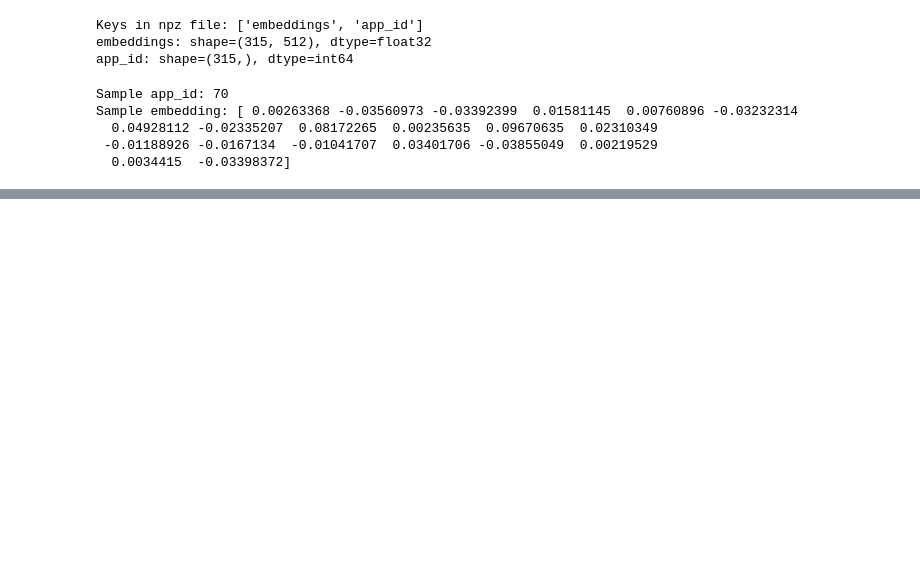
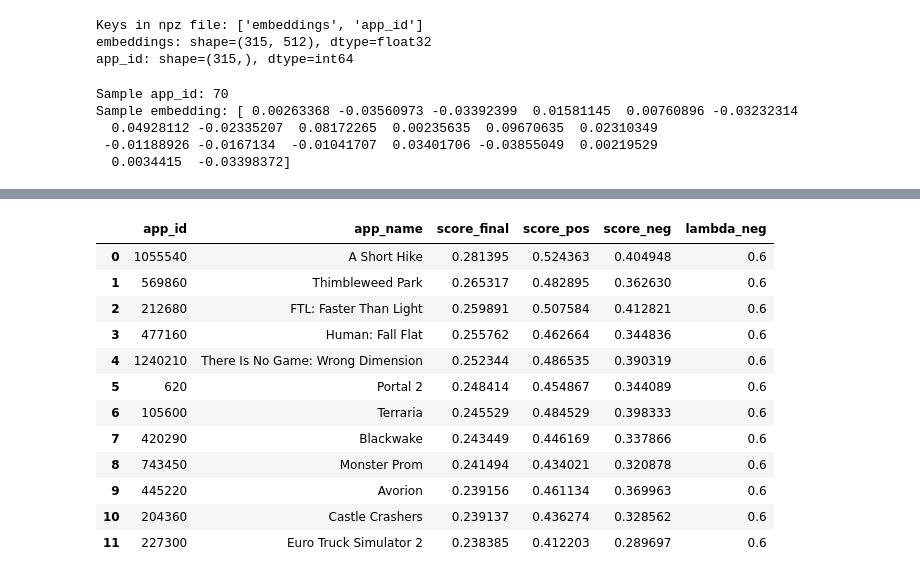
Before and after one commit to rreuther8/steam-review-ml, a Jupyter notebook: notebooks/models/query_embeddings/recs_003_query_retrieve.ipynb, the cells around one changed output, grey strips where cells are left out. Saved outputs shown, nothing was run; the diff lists cells and outputs as text; code cells hidden in the pictures; blank space fills up the shorter version.

```diff
--- a/notebooks/models/query_embeddings/recs_003_query_retrieve.ipynb
+++ b/notebooks/models/query_embeddings/recs_003_query_retrieve.ipynb
@@ -376,0 +662,20 @@ for q in MY_CIV_6_REVIEW:
+# %%
+# Example: serious tactical sandbox wanted; grind/bloat disliked.
+POS_Q = "Silly, fun, and lighthearted game with a focus on exploration and discovery"
+NEG_Q = "Grindy repetitive gameplay, bloated pacing, too long, filler content"
+
+display(rank_with_negative_penalty(POS_Q, NEG_Q, k=12, lambda_neg=0.6))
+# %% [output]
+|  | app_id | app_name | score_final | score_pos | score_neg | lambda_neg |
+| 0 | 1055540 | A Short Hike | 0.281395 | 0.524363 | 0.404948 | 0.6 |
+| 1 | 569860 | Thimbleweed Park | 0.265317 | 0.482895 | 0.362630 | 0.6 |
+| 2 | 212680 | FTL: Faster Than Light | 0.259891 | 0.507584 | 0.412821 | 0.6 |
+| 3 | 477160 | Human: Fall Flat | 0.255762 | 0.462664 | 0.344836 | 0.6 |
+| 4 | 1240210 | There Is No Game: Wrong Dimension | 0.252344 | 0.486535 | 0.390319 | 0.6 |
+| 5 | 620 | Portal 2 | 0.248414 | 0.454867 | 0.344089 | 0.6 |
+| 6 | 105600 | Terraria | 0.245529 | 0.484529 | 0.398333 | 0.6 |
+| 7 | 420290 | Blackwake | 0.243449 | 0.446169 | 0.337866 | 0.6 |
+| 8 | 743450 | Monster Prom | 0.241494 | 0.434021 | 0.320878 | 0.6 |
+| 9 | 445220 | Avorion | 0.239156 | 0.461134 | 0.369963 | 0.6 |
+| 10 | 204360 | Castle Crashers | 0.239137 | 0.436274 | 0.328562 | 0.6 |
+| 11 | 227300 | Euro Truck Simulator 2 | 0.238385 | 0.412203 | 0.289697 | 0.6 |
```
Also changed, not shown: parts of 19 cells of this notebook, 6 other files.
